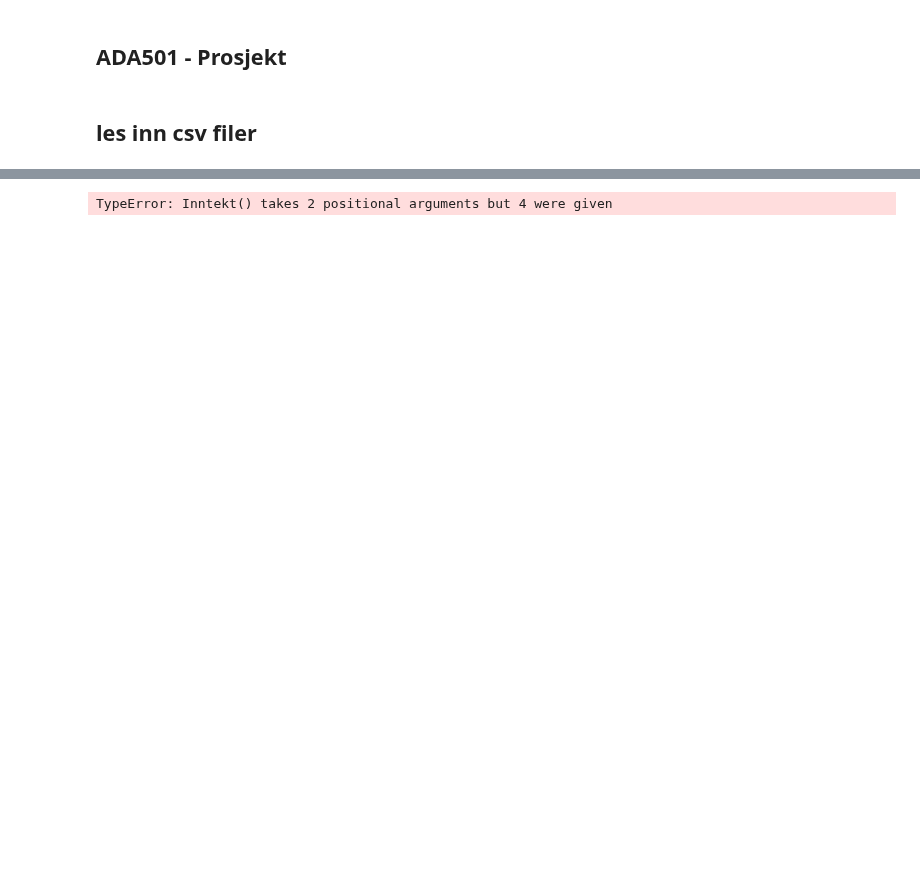
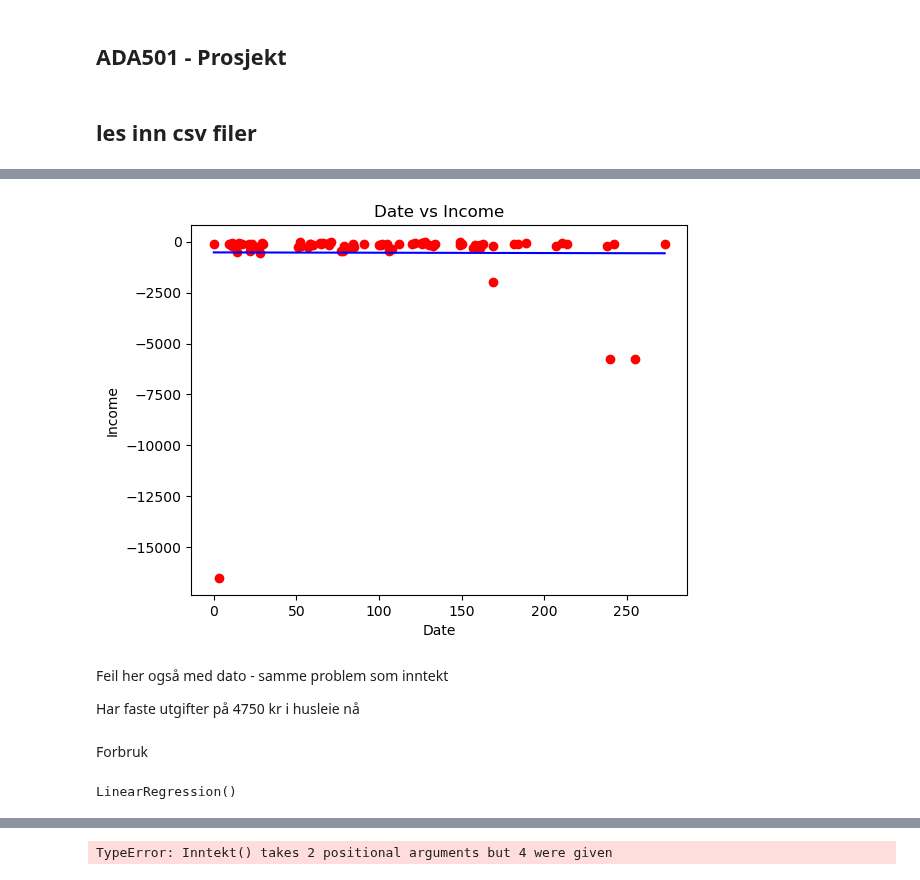
Before and after one commit to 591118/ProsjektADAH2023, a Jupyter notebook: prosjekt501.ipynb, the cells around one changed output, grey strips where cells are left out. Drawn from its saved outputs; the diff is of its cells as text; code cells hidden in the pictures; blank space fills up the shorter version.

```diff
--- a/prosjekt501.ipynb
+++ b/prosjekt501.ipynb
@@ -62,0 +98,3 @@ def forbruksvaner(t, F):
+# %%
+faste_utgifter['Brukt'] = faste_utgifter['Brukt'].str.replace(',', '.')
+faste_utgifter['Brukt'] = faste_utgifter['Brukt'].astype(float)
@@ -62,0 +109,18 @@ def forbruksvaner(t, F):
+# %%
+y_pred = regressor.predict(X)
+
+import matplotlib.pyplot as plt
+plt.scatter(X, y, color='red')
+plt.plot(X, regressor.predict(X), color='blue')
+plt.title('Date vs Income')
+plt.xlabel('Date')
+plt.ylabel('Income')
+plt.show()
+# %% [output]
+[figure, added]
+# %% [markdown]
+Feil her også med dato - samme problem som inntekt
+
+Har faste utgifter på 4750 kr i husleie nå
+# %% [markdown]
+Forbruk
@@ -62,0 +130,8 @@ def forbruksvaner(t, F):
+# %%
+forbruk['Dato'] = pd.to_datetime(forbruk['Dato'])
+X = (forbruk['Dato'] - forbruk['Dato'].min()).dt.days.values.reshape(-1, 1)
+y = forbruk['Brukt'].values
+regressor = LinearRegression()
+regressor.fit(X, y)
+# %% [output]
+LinearRegression()
```
Also changed, not shown: parts of 33 cells of this notebook, 1 other file.
